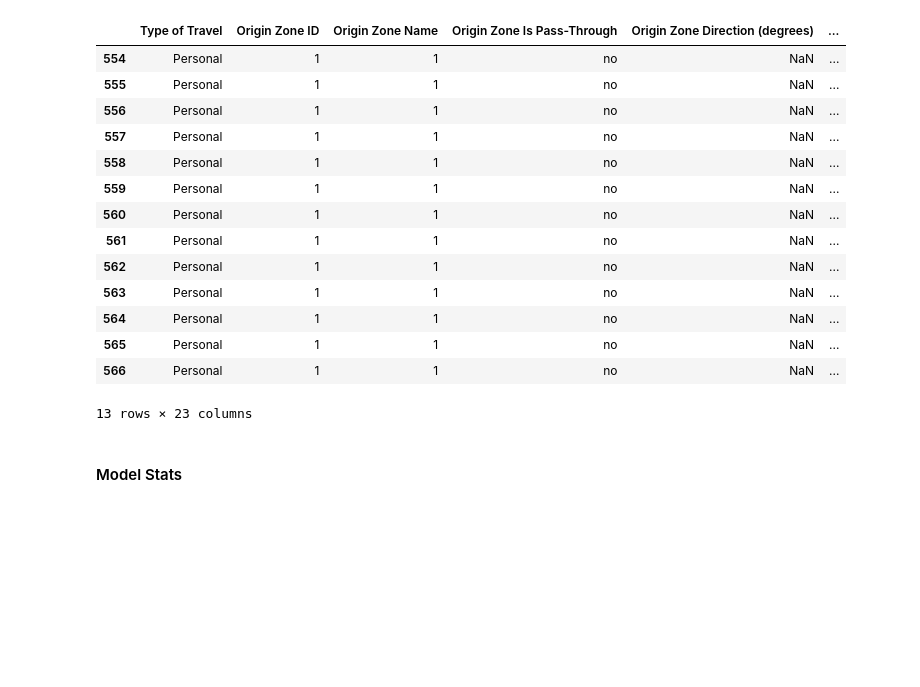
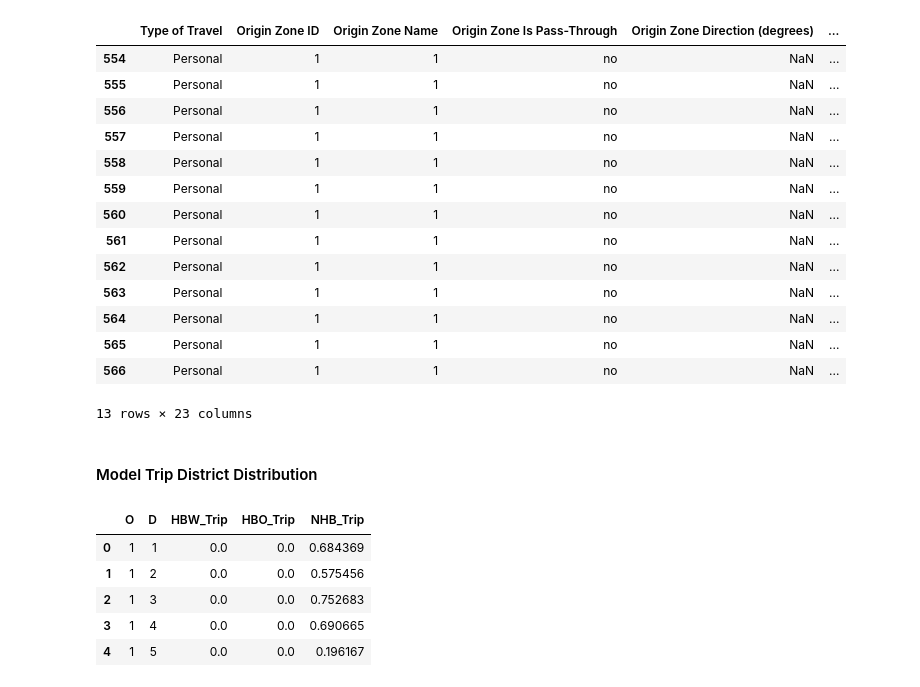
Before and after one commit to xys234/Work, a Jupyter notebook: notebooks/2018_09_11_Analyze_Streetlight_Data_for_Danville.ipynb, the cells around one changed output. Drawn from its saved outputs; the diff is of its cells as text; code cells hidden in the pictures; blank space fills up the shorter version.

```diff
--- a/notebooks/2018_09_11_Analyze_Streetlight_Data_for_Danville.ipynb
+++ b/notebooks/2018_09_11_Analyze_Streetlight_Data_for_Danville.ipynb
@@ -6,5 +6,5 @@ from dbfread import DBF
 FILE_OD_TRIP_ATTR = r"T:\SLD\Danville_OD_premium_trip_4712_TravelCount\Danville_OD_premium_4712_od_trip_attributes_counts_all.csv"
 FILE_ZONE_DISTRICT_DBF = r"R:\Danville\DATA\Data_Received\DanvilleMPO_TAZ_RevDist_06182018\DanvilleMPO_TAZ_RevDist_06182018.dbf"
 FILE_OD_TRIP_PURP = r"T:\SLD\Danville_OD_premium_trip_4712_TravelCount\Danville_OD_premium_4712_od_trip_purpose_counts.csv"
-FILE_MODEL_TRIP = r"C:\Projects\2018\Danville\SLD_Comparison\Model_OD_Trips.csv"
+FILE_MODEL_TRIP = r"T:\TransCAD_Conventional_UI\2016_test\Outputs\Auto_Trips.csv"
 FILE_MODEL_DIST = r"C:\Projects\2018\Danville\SLD_Comparison\Model_Skim_Distance.csv"
@@ -155,4 +159,4 @@ df_od_purp.loc[(df_od_purp['Origin Zone ID'] == 1) & (df_od_purp['Destination Zo
 # %%
 df_mall = df_od_purp.loc[selection&(df_od_trip.D_District == "Danville Mall")]
 # %% [markdown]
-#### Model Stats
+#### Model Trip District Distribution
@@ -162,3 +163,13 @@ df_model_dist = pd.read_csv(FILE_MODEL_DIST)
+# %%
+df_model_trip = pd.read_csv(FILE_MODEL_TRIP, names=['O', 'D', 'HBW_Trip', 'HBO_Trip', 'NHB_Trip'])
+df_model_trip.head()
+# %% [output]
+|  | O | D | HBW_Trip | HBO_Trip | NHB_Trip |
+| 0 | 1 | 1 | 0.0 | 0.0 | 0.684369 |
+| 1 | 1 | 2 | 0.0 | 0.0 | 0.575456 |
+| 2 | 1 | 3 | 0.0 | 0.0 | 0.752683 |
+| 3 | 1 | 4 | 0.0 | 0.0 | 0.690665 |
+| 4 | 1 | 5 | 0.0 | 0.0 | 0.196167 |
 # %%
 df_model_trip.loc[:,'O_District'] = df_model_trip['O'].map(zone_district_mapper)
 df_model_trip.loc[:,'D_District'] = df_model_trip['D'].map(zone_district_mapper)
```
Also changed, not shown: parts of 21 cells of this notebook, 6 other files.
